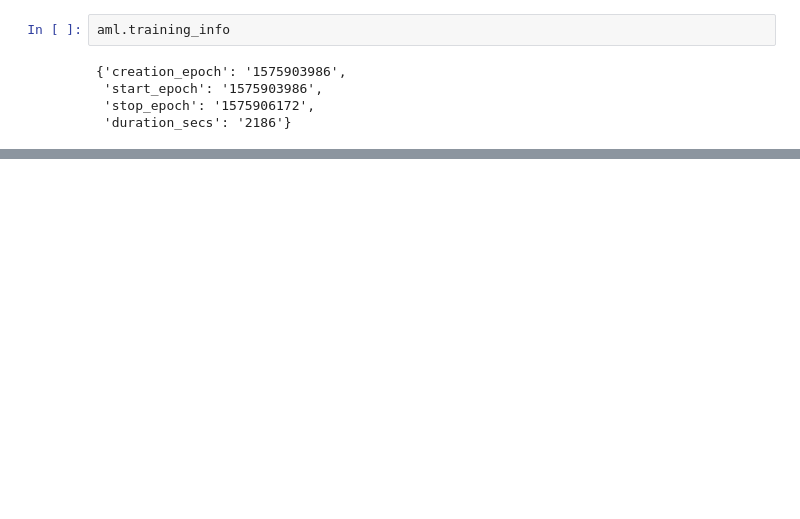
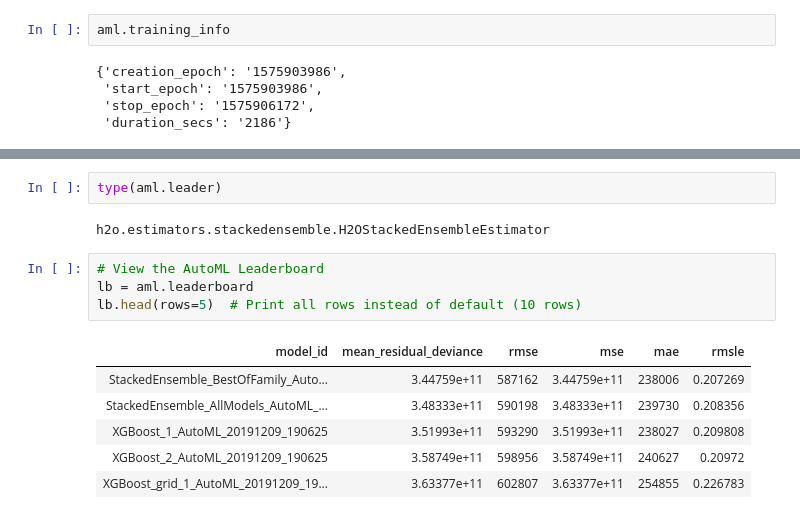
Before and after one commit to jaisal1024/capstone, a Jupyter notebook: Models/H20_models.ipynb, the cells around one changed output, grey strips where cells are left out. Saved outputs shown, nothing was run; the diff lists cells and outputs as text; blank space fills up the shorter version.

```diff
--- a/Models/H20_models.ipynb
+++ b/Models/H20_models.ipynb
@@ -93,0 +118,15 @@ aml.training_info
+# %%
+type(aml.leader)
+# %% [output]
+h2o.estimators.stackedensemble.H2OStackedEnsembleEstimator
+# %%
+# View the AutoML Leaderboard
+lb = aml.leaderboard
+lb.head(rows=5)  # Print all rows instead of default (10 rows)
+# %% [output]
+| model_id | mean_residual_deviance | rmse | mse | mae | rmsle |
+| StackedEnsemble_BestOfFamily_Auto... | 3.44759e+11 | 587162 | 3.44759e+11 | 238006 | 0.207269 |
+| StackedEnsemble_AllModels_AutoML_... | 3.48333e+11 | 590198 | 3.48333e+11 | 239730 | 0.208356 |
+| XGBoost_1_AutoML_20191209_190625 | 3.51993e+11 | 593290 | 3.51993e+11 | 238027 | 0.209808 |
+| XGBoost_2_AutoML_20191209_190625 | 3.58749e+11 | 598956 | 3.58749e+11 | 240627 | 0.20972 |
+| XGBoost_grid_1_AutoML_20191209_19... | 3.63377e+11 | 602807 | 3.63377e+11 | 254855 | 0.226783 |
```
Also changed, not shown: parts of 12 cells of this notebook, 3 other files.
